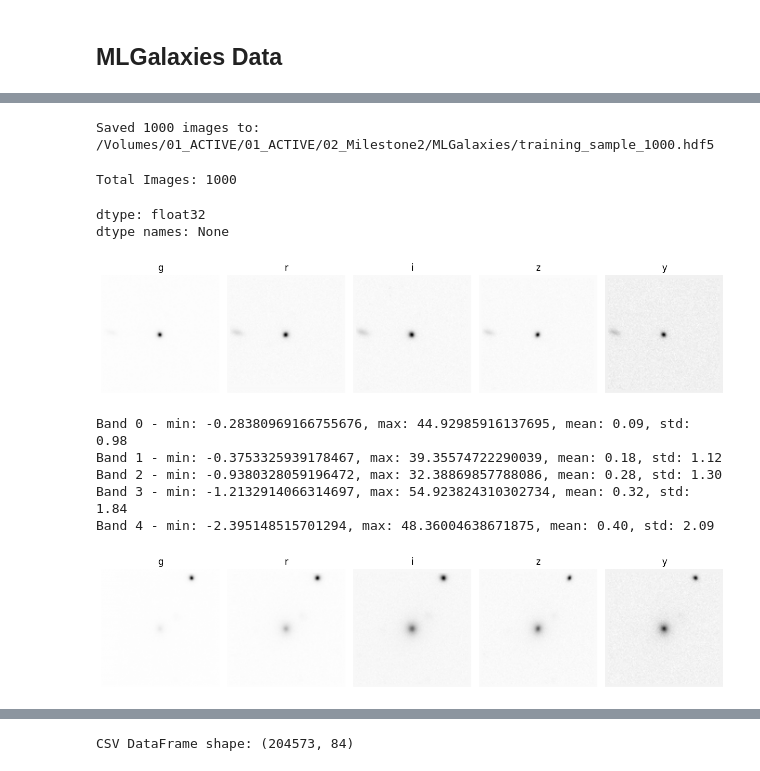
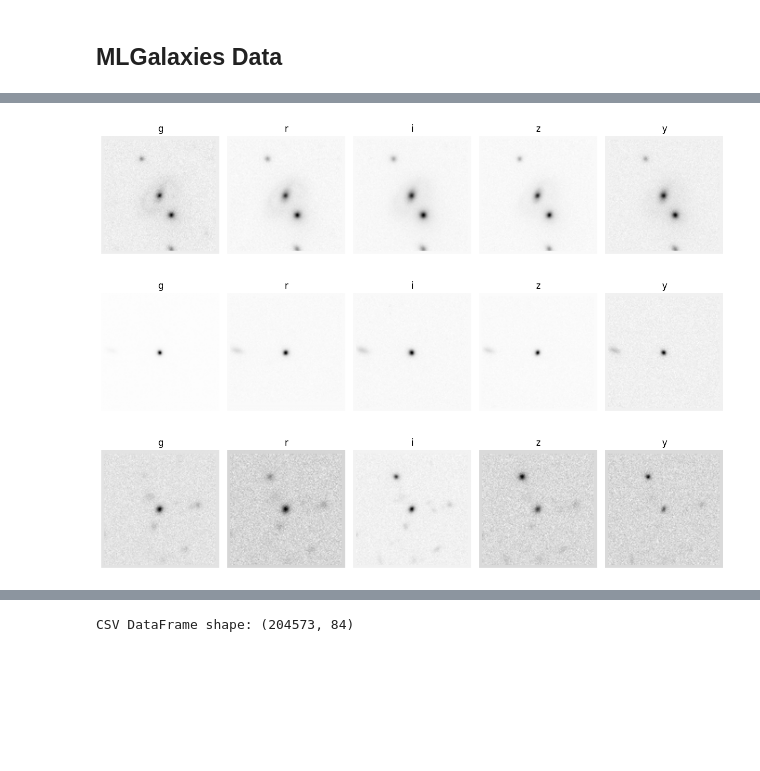
Before and after one commit to MADS-Milestone-2/Galaxy-Classifier, a Jupyter notebook: group-4-first-draft.ipynb, the cells around one changed output, grey strips where cells are left out. Saved outputs shown, nothing was run; the diff lists cells and outputs as text; code cells hidden in the pictures; blank space fills up the shorter version.

```diff
--- a/group-4-first-draft.ipynb
+++ b/group-4-first-draft.ipynb
@@ -112,33 +158,28 @@ with h5py.File(hdf5_path, "r") as f:
-# %%
-# Write the first 1000 images to a local HDF5 file for easier access
-local_path = os.path.join(os.path.dirname(hdf5_path), "training_sample_1000.hdf5")
-with h5py.File(local_path, "w") as f_out:
-    f_out.create_dataset("image", data=images)
-print(f"Saved 1000 images to: {local_path}")
-# %% [output]
-Saved 1000 images to: /Volumes/01_ACTIVE/01_ACTIVE/02_Milestone2/MLGalaxies/training_sample_1000.hdf5
-# %%
-print("Total Images:", images.shape[0])
-# %% [output]
-Total Images: 1000
-# %%
-print("dtype:", images.dtype)
-print("dtype names:", images.dtype.names)
-# %% [output]
-dtype: float32
-dtype names: None
-# %%
-def print_image(idx=0):
-    band_names = ["g", "r", "i", "z", "y"]
-    flux = images[idx]  # shape likely (5, H, W)
-
-    plt.figure(figsize=(12, 3))
-    for i in range(flux.shape[0]):
-        # print(f"Band {i} - min: {flux[i].min()}, max: {flux[i].max()}, mean: {flux[i].mean():.2f}, std: {flux[i].std():.2f}")
-        plt.subplot(1, flux.shape[0], i + 1)
-        plt.title(band_names[i] if i < len(band_names) else f"band {i}")
-        plt.imshow(flux[i], cmap="grey_r", origin="lower")
-        plt.axis("off")
-    plt.tight_layout()
-    plt.show()
+# %%
+def print_image(idx=0, dataset=None, band_names=("g", "r", "i", "z", "y")):
+    if dataset is None:
+        raise ValueError("Pass your GalaxyDataset instance, e.g., print_image(0, dataset)")
+
+    sample = dataset[idx]
+    # GalaxyDataset returns (image_tensor); support image-only datasets too
+    img_tensor = sample
+    label_text = None
+
+    flux = img_tensor.detach().cpu().numpy()  # expected shape: (C, H, W)
+
+    plt.figure(figsize=(12, 3))
+    for i in range(flux.shape[0]):
+        plt.subplot(1, flux.shape[0], i + 1)
+        title = band_names[i] if i < len(band_names) else f"band {i}"
+        if i == 0 and label_text is not None:
+            title = f"{title} | {label_text}"
+        plt.title(title)
+        plt.imshow(flux[i], cmap="gray_r", origin="lower")
+        plt.axis("off")
+    plt.tight_layout()
+    plt.show()
+# %%
+print_image(200, dataset)
+# %% [output]
+[figure, added]
 # %%
@@ -146,11 +187,6 @@ print_image(idx=0)
 # %% [output]
 [figure]
 # %%
-print_image(idx=1)
+print_image(idx=9999, dataset=dataset)
 # %% [output]
-Band 0 - min: -0.28380969166755676, max: 44.92985916137695, mean: 0.09, std: 0.98
-Band 1 - min: -0.3753325939178467, max: 39.35574722290039, mean: 0.18, std: 1.12
-Band 2 - min: -0.9380328059196472, max: 32.38869857788086, mean: 0.28, std: 1.30
-Band 3 - min: -1.2132914066314697, max: 54.923824310302734, mean: 0.32, std: 1.84
-Band 4 - min: -2.395148515701294, max: 48.36004638671875, mean: 0.40, std: 2.09
-[figure, old version]
+[figure, new version]
```
Also changed, not shown: parts of 8 cells of this notebook.
